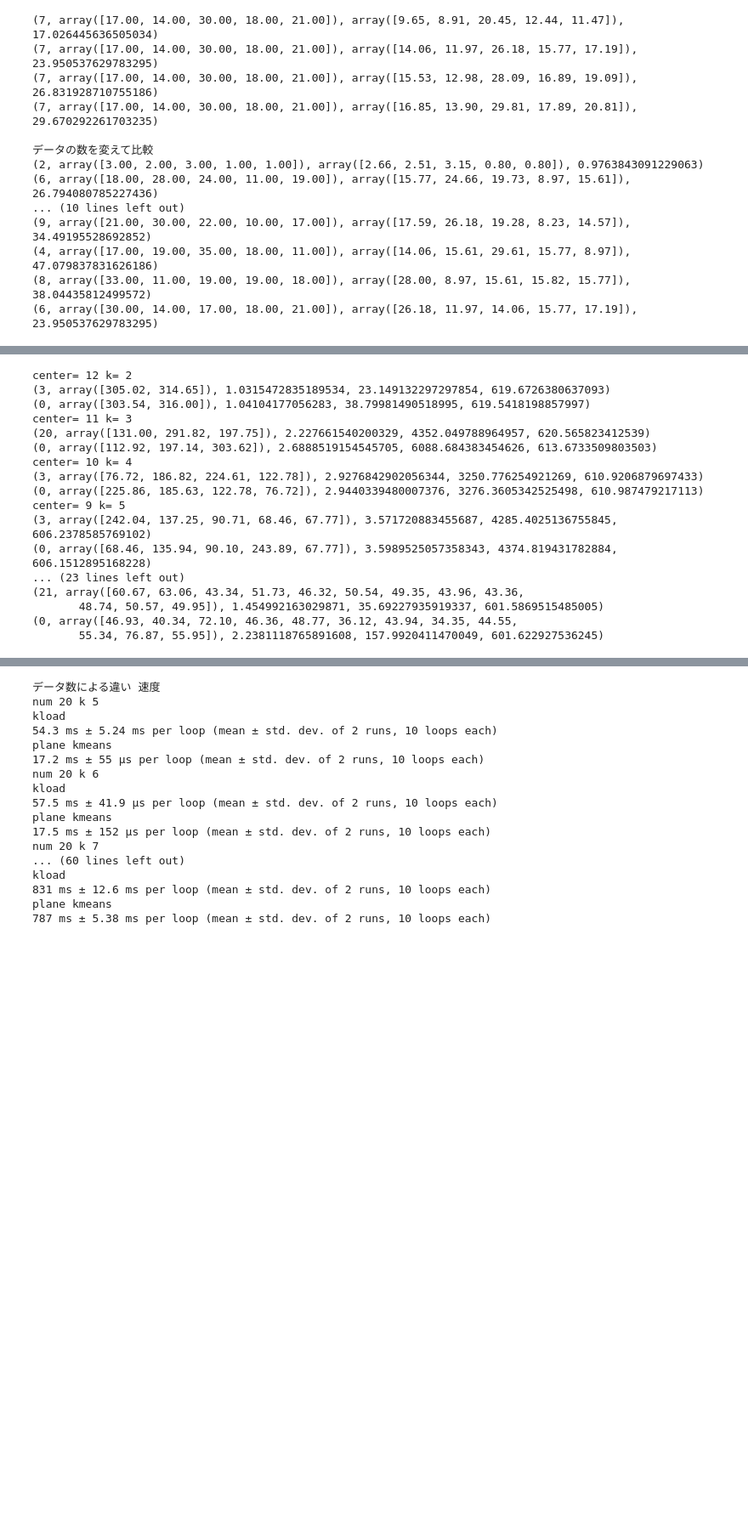
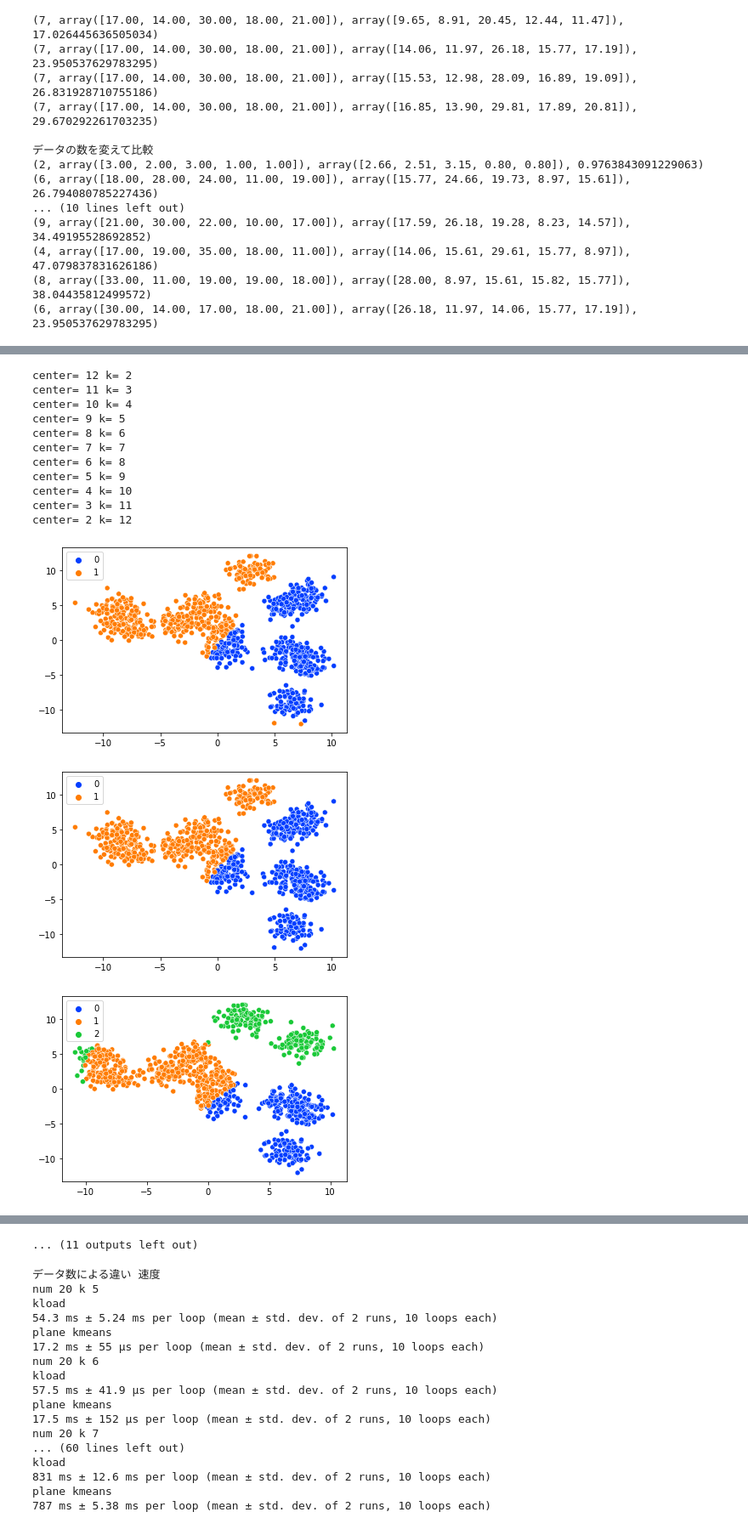
Before and after one commit to shuent/jupiter, a Jupyter notebook: grad_kmeans.ipynb, the cells around one changed output, grey strips where cells are left out. Shown at 85% size. Saved outputs shown, nothing was run; the diff lists cells and outputs as text; code cells hidden in the pictures; blank space fills up the shorter version.

```diff
--- a/grad_kmeans.ipynb
+++ b/grad_kmeans.ipynb
@@ -475,31 +470,33 @@ k= 7
 # %%
 
 
 # 分類用データの中心点の数と、kを増減した時のちがい
 for _, k in enumerate(range(2,13)):
     centern = 14 - k
     print("center=",centern,"k=",k)
 
     X, _ = make_blobs(n_samples=1000, centers=centern, cluster_std=1, n_features=2,random_state=6)
 
 
-    print(kload(data=X[:1000], alpha=0.6, k=k, radius=0.01, max_iter=20 ))
-    print(plane_kmeans(k=k, alpha=0.6, data=X[:1000]))
+    res = kload(data=X[:1000], alpha=0.6, k=k, radius=0.01, max_iter=20 )
+    plt.figure()
+    sns.scatterplot(x=X[:1000,0], y=X[:1000,1], hue=res[1], palette='bright')
+
+    res = plane_kmeans(k=k, alpha=0.6, data=X[:1000])
+    plt.figure()
+    sns.scatterplot(x=X[:1000,0], y=X[:1000,1], hue=res[1], palette='bright')
 # %% [output]
 center= 12 k= 2
-(3, array([305.02, 314.65]), 1.0315472835189534, 23.149132297297854, 619.6726380637093)
-(0, array([303.54, 316.00]), 1.04104177056283, 38.79981490518995, 619.5418198857997)
 center= 11 k= 3
-(20, array([131.00, 291.82, 197.75]), 2.227661540200329, 4352.049788964957, 620.565823412539)
-(0, array([112.92, 197.14, 303.62]), 2.6888519154545705, 6088.684383454626, 613.6733509803503)
 center= 10 k= 4
-(3, array([76.72, 186.82, 224.61, 122.78]), 2.9276842902056344, 3250.776254921269, 610.9206879697433)
-(0, array([225.86, 185.63, 122.78, 76.72]), 2.9440339480007376, 3276.3605342525498, 610.987479217113)
 center= 9 k= 5
-(3, array([242.04, 137.25, 90.71, 68.46, 67.77]), 3.571720883455687, 4285.4025136755845, 606.2378585769102)
-(0, array([68.46, 135.94, 90.10, 243.89, 67.77]), 3.5989525057358343, 4374.819431782884, 606.1512895168228)
-... (23 lines left out)
-(21, array([60.67, 63.06, 43.34, 51.73, 46.32, 50.54, 49.35, 43.96, 43.36,
-       48.74, 50.57, 49.95]), 1.454992163029871, 35.69227935919337, 601.5869515485005)
-(0, array([46.93, 40.34, 72.10, 46.36, 48.77, 36.12, 43.94, 34.35, 44.55,
-       55.34, 76.87, 55.95]), 2.2381118765891608, 157.9920411470049, 601.622927536245)
+center= 8 k= 6
+center= 7 k= 7
+center= 6 k= 8
+center= 5 k= 9
+center= 4 k= 10
+center= 3 k= 11
+center= 2 k= 12
+[figure, added]
+[figure, added]
+[figure, added]
@@ -506,3 +511,4 @@ center= 9 k= 5
+... (11 outputs left out)
 # %%
 print('データ数による違い 速度')
 nums=[20,100,500,1000, 10000]
```
Also changed, not shown: parts of 2 cells of this notebook.
